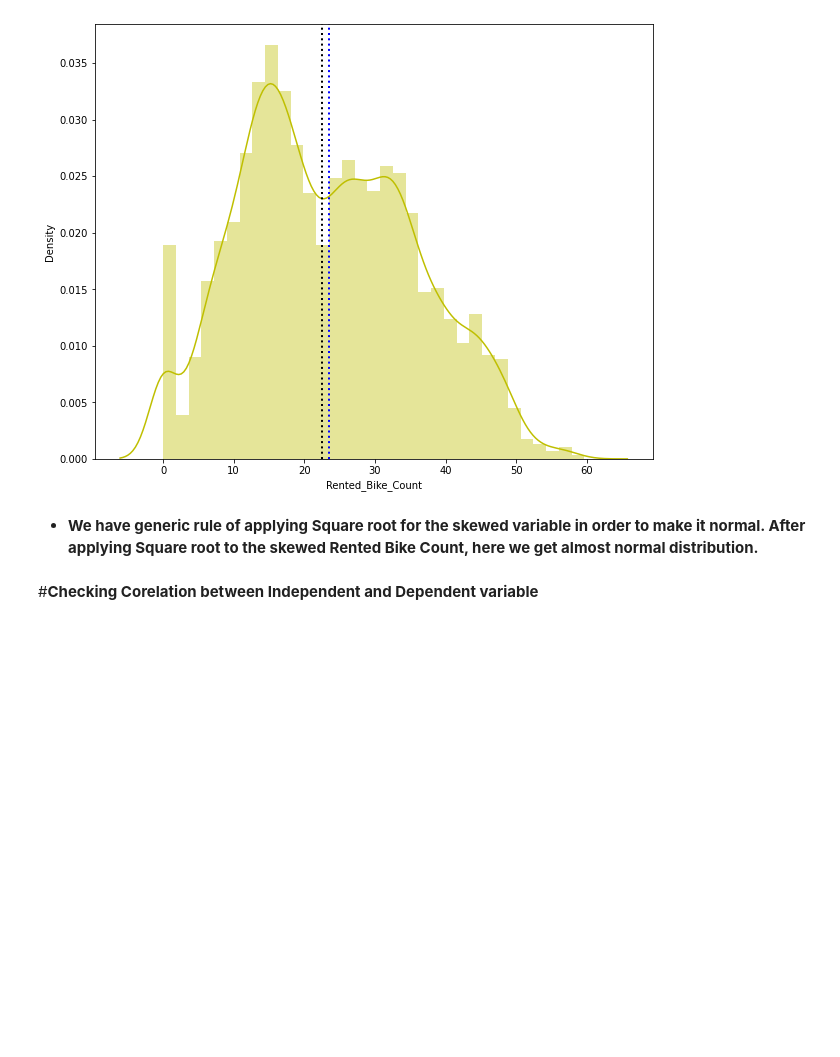
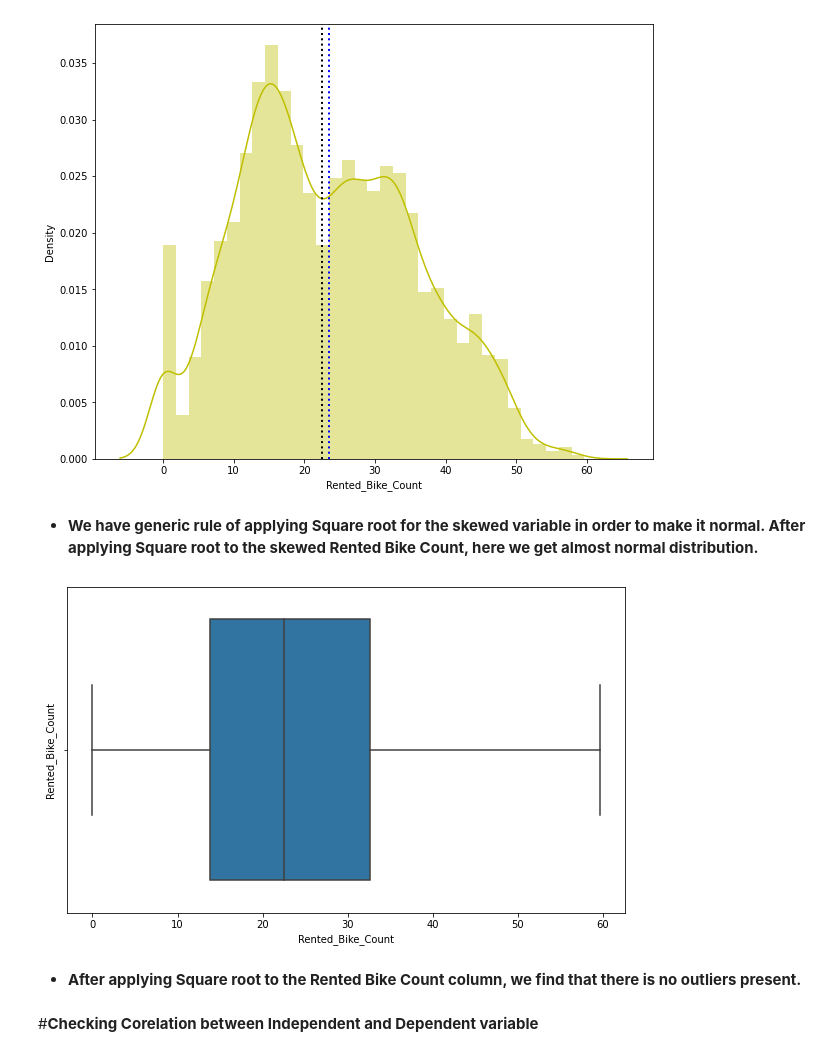
Before and after one commit to sksamima5/Bike-Sharing-Demand-Prediction-, a Jupyter notebook: Bike_Sharing_Demand_Prediction_Capstone_Project.ipynb, the cells around one changed output. Saved outputs shown, nothing was run; the diff lists cells and outputs as text; code cells hidden in the pictures; blank space fills up the shorter version.

```diff
--- a/Bike_Sharing_Demand_Prediction_Capstone_Project.ipynb
+++ b/Bike_Sharing_Demand_Prediction_Capstone_Project.ipynb
@@ -708,6 +716,17 @@ plt.show()
 [figure]
 # %% [markdown]
 * **We have generic rule of applying Square root for the skewed variable in order to make it normal. After applying Square root to the skewed Rented Bike Count, here we get almost normal distribution.**
+# %%
+#After applying sqrt on Rented Bike Count check wheater we still have outliers
+plt.figure(figsize=(10,6))
+
+plt.ylabel('Rented_Bike_Count')
+sns.boxplot(x=np.sqrt(bike_df['Rented_Bike_Count']))
+plt.show()
+# %% [output]
+[figure, added]
+# %% [markdown]
+* **After applying Square root to the Rented Bike Count column, we find that there is no outliers present.**
 # %% [markdown]
 #**Checking Corelation between Independent and Dependent variable**
 # %%
```
Also changed, not shown: parts of 49 cells of this notebook.
